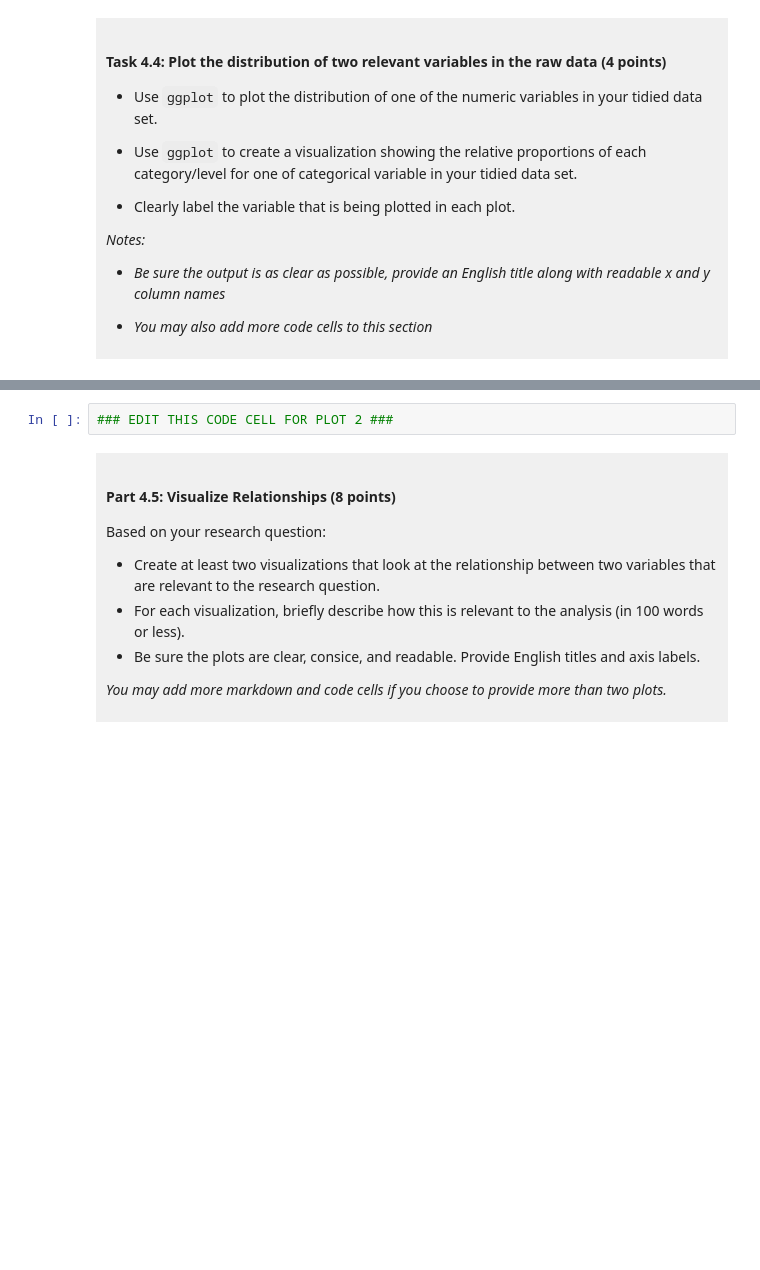
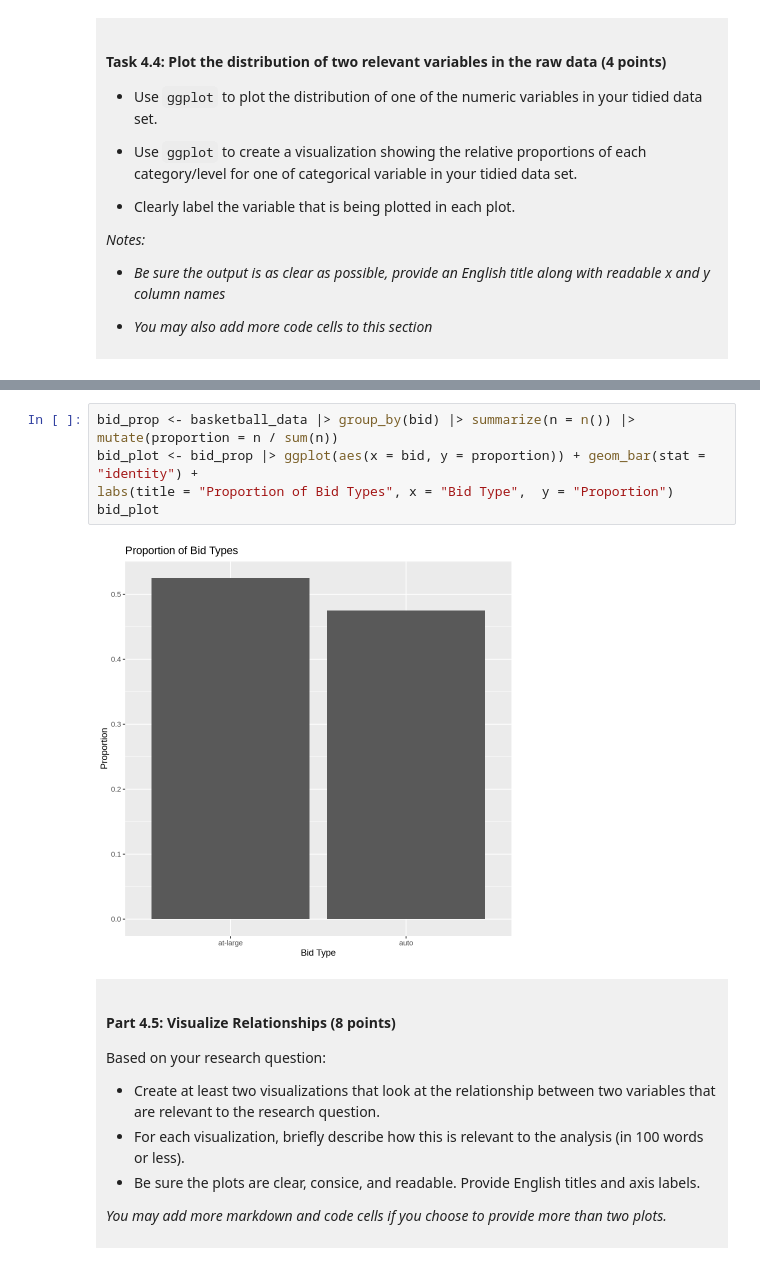
Before and after one commit to zoeyfan52/dsci-100-project-zoey-fan, a Jupyter notebook: dsci-100-project-notebook.ipynb, the cells around one changed output, grey strips where cells are left out. Drawn from its saved outputs; the diff is of its cells as text; blank space fills up the shorter version.

```diff
--- a/dsci-100-project-notebook.ipynb
+++ b/dsci-100-project-notebook.ipynb
@@ -304,5 +340,10 @@ You will refine your research question (if needed) and produce a tidy data set.
 # %%
-### EDIT THIS CODE CELL FOR PLOT 2 ###
+bid_prop <- basketball_data |> group_by(bid) |> summarize(n = n()) |> mutate(proportion = n / sum(n))
+bid_plot <- bid_prop |> ggplot(aes(x = bid, y = proportion)) + geom_bar(stat = "identity") +
+labs(title = "Proportion of Bid Types", x = "Bid Type",  y = "Proportion")
+bid_plot
+# %% [output]
+[figure, added]
 # %% [markdown]
 <div style="background-color: #f0f0f0; padding: 10px;">
 
```
Also changed, not shown: parts of 10 cells of this notebook.
